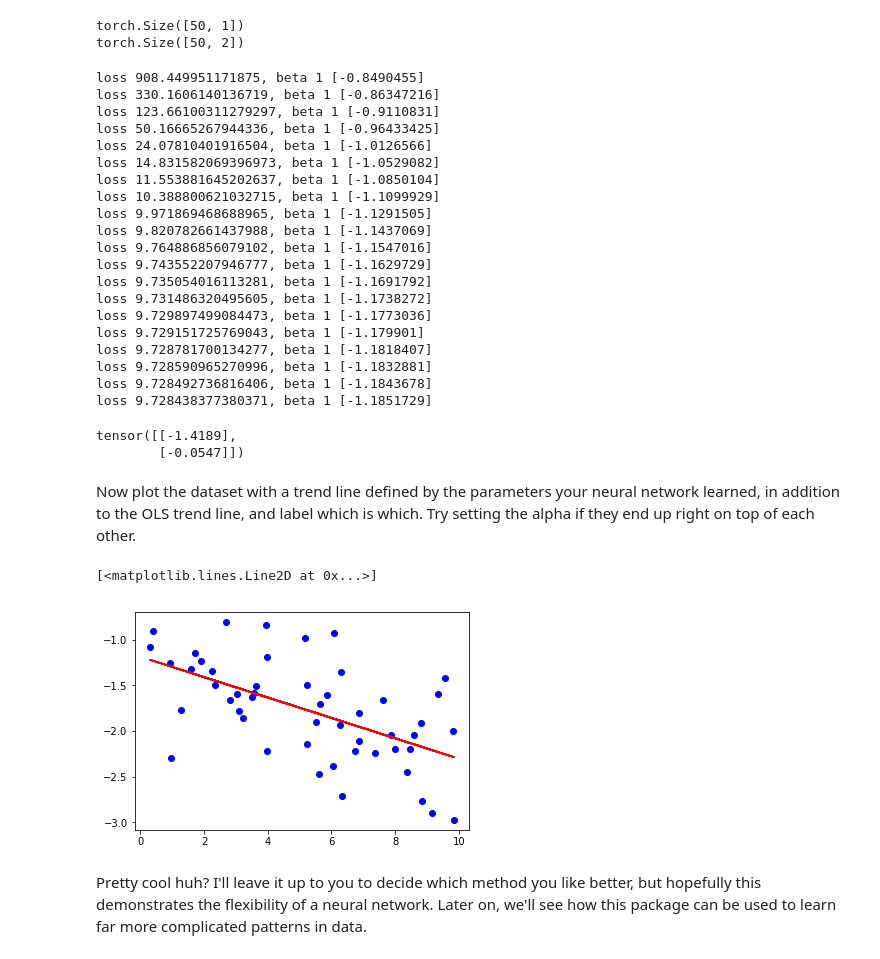
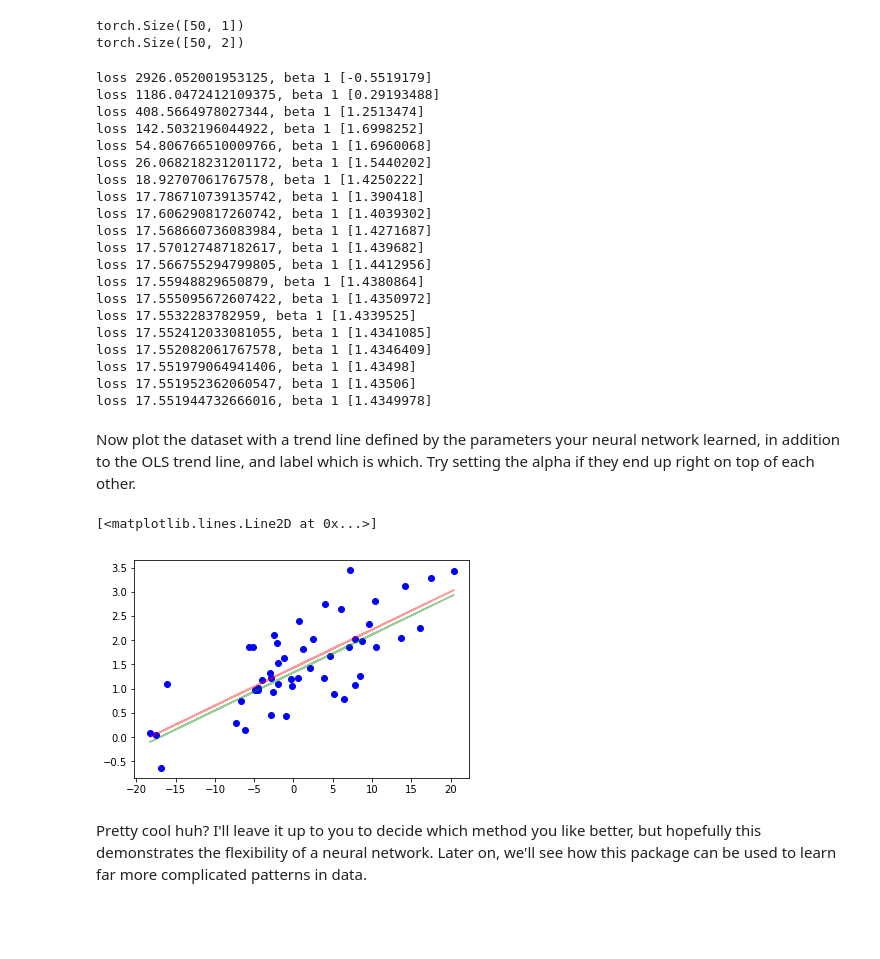
Before and after one commit to jeinson/CM_S19, a Jupyter notebook: Lab_3/Lab_3_answers.ipynb, the cells around one changed output. Saved outputs shown, nothing was run; the diff lists cells and outputs as text; code cells hidden in the pictures; blank space fills up the shorter version.

Commit message:
Updated Lab_3 with diagram

```diff
--- a/Lab_3/Lab_3_answers.ipynb
+++ b/Lab_3/Lab_3_answers.ipynb
@@ -69,7 +72,7 @@ n = 50
 
 beta = torch.randn(2,1)
 
-X_train = torch.cat((torch.ones(n,1), torch.rand(n,1) * 10), 1)
+X_train = torch.cat((torch.ones(n,1), torch.randn(n,1) * 10), 1)
 Y_train = X_train.mm(beta) + (torch.randn(n, 1) / 2)
 # %% [markdown]
 Plot X and Y to verify their linear relationship.
@@ -165,41 +165,36 @@ for epoch in range(epochs):
     if epoch % 10 == 0:
         print("loss {}, beta 1 {}".format(loss,list(lr_model.parameters())[1].detach().numpy()))
 # %% [output]
-loss 908.449951171875, beta 1 [-0.8490455]
-loss 330.1606140136719, beta 1 [-0.86347216]
-loss 123.66100311279297, beta 1 [-0.9110831]
-loss 50.16665267944336, beta 1 [-0.96433425]
-loss 24.07810401916504, beta 1 [-1.0126566]
-loss 14.831582069396973, beta 1 [-1.0529082]
-loss 11.553881645202637, beta 1 [-1.0850104]
-loss 10.388800621032715, beta 1 [-1.1099929]
-loss 9.971869468688965, beta 1 [-1.1291505]
-loss 9.820782661437988, beta 1 [-1.1437069]
-loss 9.764886856079102, beta 1 [-1.1547016]
-loss 9.743552207946777, beta 1 [-1.1629729]
-loss 9.735054016113281, beta 1 [-1.1691792]
-loss 9.731486320495605, beta 1 [-1.1738272]
-loss 9.729897499084473, beta 1 [-1.1773036]
-loss 9.729151725769043, beta 1 [-1.179901]
-loss 9.728781700134277, beta 1 [-1.1818407]
-loss 9.728590965270996, beta 1 [-1.1832881]
-loss 9.728492736816406, beta 1 [-1.1843678]
-loss 9.728438377380371, beta 1 [-1.1851729]
+loss 2926.052001953125, beta 1 [-0.5519179]
+loss 1186.0472412109375, beta 1 [0.29193488]
+loss 408.5664978027344, beta 1 [1.2513474]
+loss 142.5032196044922, beta 1 [1.6998252]
+loss 54.806766510009766, beta 1 [1.6960068]
+loss 26.068218231201172, beta 1 [1.5440202]
+loss 18.92707061767578, beta 1 [1.4250222]
+loss 17.786710739135742, beta 1 [1.390418]
+loss 17.606290817260742, beta 1 [1.4039302]
+loss 17.568660736083984, beta 1 [1.4271687]
+loss 17.570127487182617, beta 1 [1.439682]
+loss 17.566755294799805, beta 1 [1.4412956]
+loss 17.55948829650879, beta 1 [1.4380864]
+loss 17.555095672607422, beta 1 [1.4350972]
+loss 17.5532283782959, beta 1 [1.4339525]
+loss 17.552412033081055, beta 1 [1.4341085]
+loss 17.552082061767578, beta 1 [1.4346409]
+loss 17.551979064941406, beta 1 [1.43498]
+loss 17.551952362060547, beta 1 [1.43506]
+loss 17.551944732666016, beta 1 [1.4349978]
-# %%
-beta
-# %% [output]
-tensor([[-1.4189],
-        [-0.0547]])
 # %%
 predicted = lr_model(X_train[:,1:])
 # %% [markdown]
 Now plot the dataset with a trend line defined by the parameters your neural network learned, in addition to the OLS trend line, and label which is which. Try setting the alpha if they end up right on top of each other.
 # %%
 plt.plot(X_train.numpy()[:,1], Y_train.numpy()[:,0], 'bo')
-plt.plot(X_train.numpy()[:,1], predicted.t().detach().numpy()[0], c = "g")
-plt.plot(X_train.numpy()[:,1], OLS_line(X_train[:,1].numpy()), c='r')
+plt.plot(X_train.numpy()[:,1], predicted.t().detach().numpy()[0] - .1, c = "g", alpha = .4)
+plt.plot(X_train.numpy()[:,1], OLS_line(X_train[:,1].numpy()), c='r', alpha = .4)
 # %% [output]
 [<matplotlib.lines.Line2D at 0x...>]
-[figure, old version]
+[figure, new version]
 # %% [markdown]
 Pretty cool huh? I'll leave it up to you to decide which method you like better, but hopefully this demonstrates the flexibility of a neural network. Later on, we'll see how this package can be used to learn far more complicated patterns in data.
```
Also changed, not shown: parts of 6 cells of this notebook.
